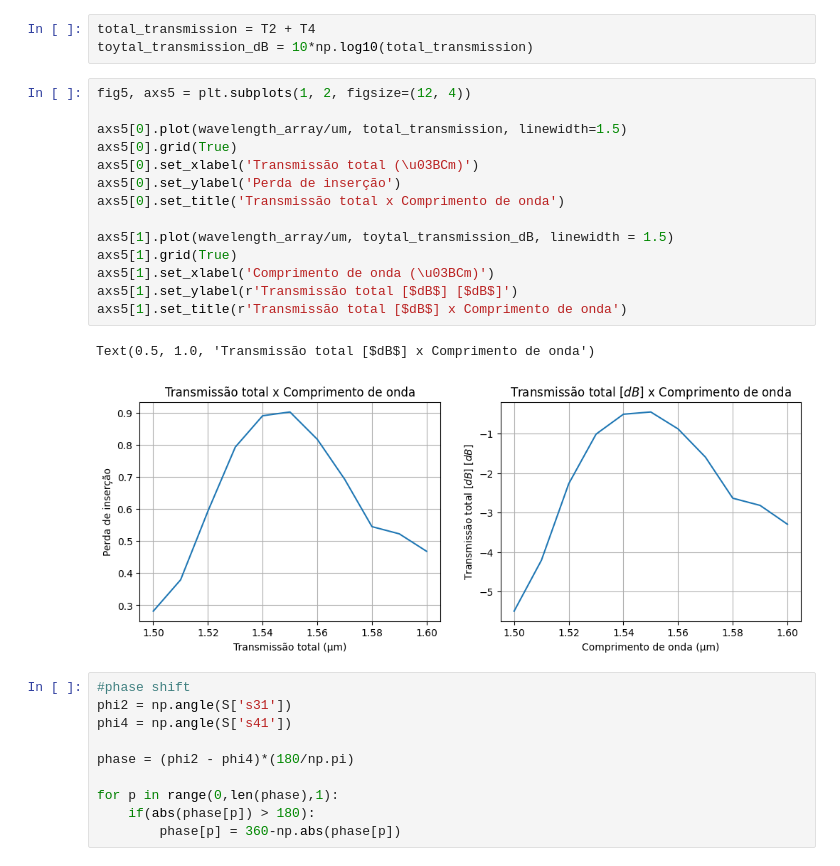
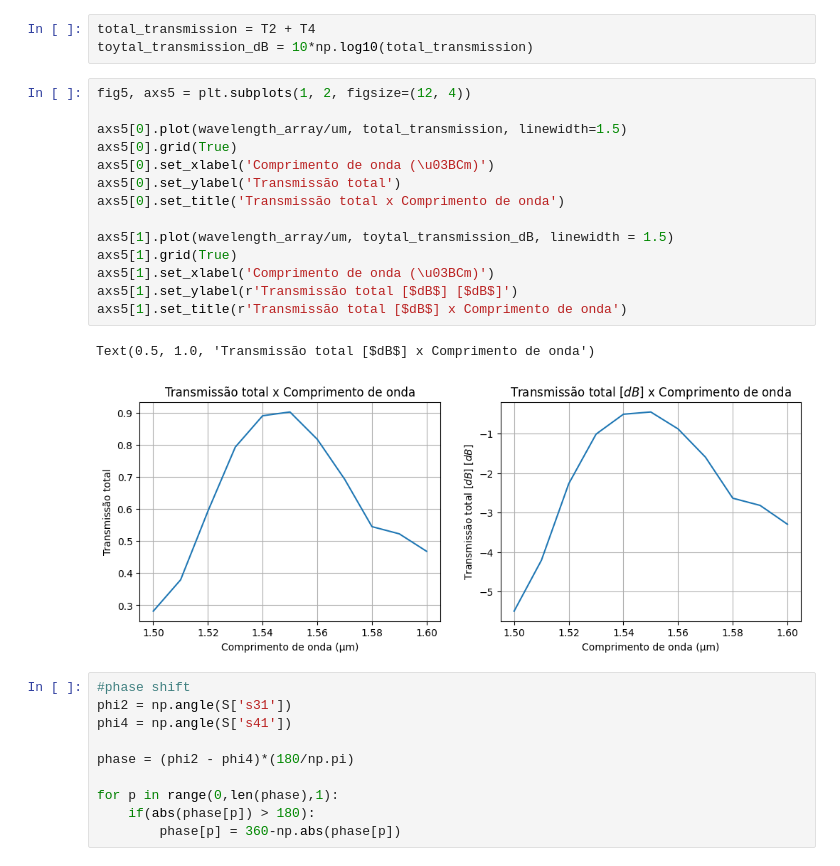
Before and after one commit to LucasGabrielMelo/Capacita-o---Fot-nica, a Jupyter notebook: APIPython/MMI/MMI_EME.ipynb, the cells around one changed output. Drawn from its saved outputs; the diff is of its cells as text.

```diff
--- a/APIPython/MMI/MMI_EME.ipynb
+++ b/APIPython/MMI/MMI_EME.ipynb
@@ -719,20 +719,20 @@ toytal_transmission_dB = 10*np.log10(total_transmission)
 # %%
 fig5, axs5 = plt.subplots(1, 2, figsize=(12, 4))
 
 axs5[0].plot(wavelength_array/um, total_transmission, linewidth=1.5)
 axs5[0].grid(True)
-axs5[0].set_xlabel('Transmissão total (\u03BCm)')
-axs5[0].set_ylabel('Perda de inserção')
+axs5[0].set_xlabel('Comprimento de onda (\u03BCm)')
+axs5[0].set_ylabel('Transmissão total')
 axs5[0].set_title('Transmissão total x Comprimento de onda')
 
 axs5[1].plot(wavelength_array/um, toytal_transmission_dB, linewidth = 1.5)
 axs5[1].grid(True)
 axs5[1].set_xlabel('Comprimento de onda (\u03BCm)')
 axs5[1].set_ylabel(r'Transmissão total [$dB$] [$dB$]')
 axs5[1].set_title(r'Transmissão total [$dB$] x Comprimento de onda')
 # %% [output]
 Text(0.5, 1.0, 'Transmissão total [$dB$] x Comprimento de onda')
-[figure, old version]
+[figure, new version]
 # %%
 #phase shift
 phi2 = np.angle(S['s31'])
```
Also changed, not shown: parts of 6 cells of this notebook, 2 other files.
